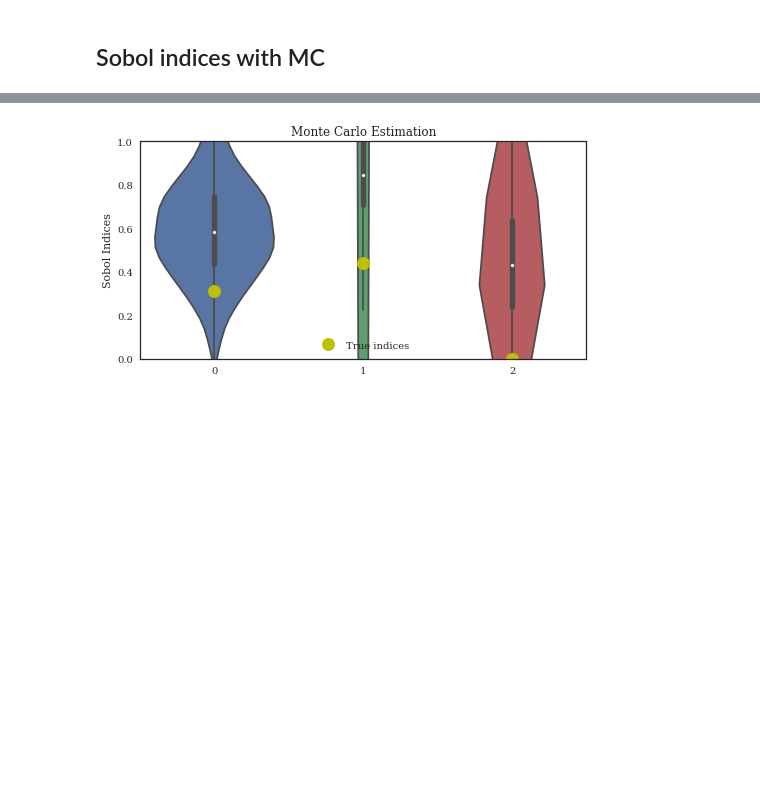
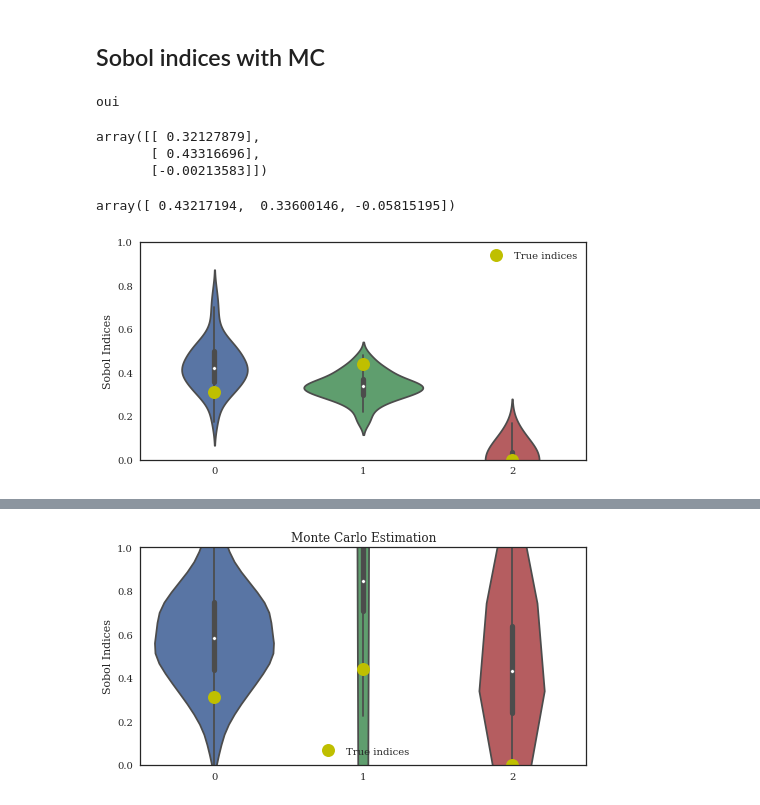
Before and after one commit to josephmure/otshapley, a Jupyter notebook: examples/kriking/kriging-sobol-ishigami-init.ipynb, the cells around one changed output, grey strips where cells are left out. Drawn from its saved outputs; the diff is of its cells as text; code cells hidden in the pictures; blank space fills up the shorter version.

```diff
--- a/examples/kriking/kriging-sobol-ishigami-init.ipynb
+++ b/examples/kriking/kriging-sobol-ishigami-init.ipynb
@@ -23,3 +24,30 @@ copula = ot.IndependentCopula(dim)
 input_distribution = ot.ComposedDistribution(margins, copula)
 # %% [markdown]
 ## Sobol indices with MC
+# %%
+from shapley.kriging import SobolIndices
+
+n_sample = 10000
+
+sobol_indices = SobolIndices(input_distribution)
+sobol_indices.build_mc_sample(n_sample, model)
+sobol_indices.compute_indices()
+# %% [output]
+oui
+array([[ 0.32127879],
+       [ 0.43316696],
+       [-0.00213583]])
+# %%
+sobol_kriging_indices = SobolKrigingIndices(input_distribution)
+meta_model = sobol_kriging_indices.build_meta_model(model, n_sample_kriging=1000)
+# %%
+sobol_kriging_indices.build_mc_sample(n_sample=100, model=meta_model)
+indices = sobol_kriging_indices.compute_indices()
+# %%
+indices.reshape(dim, -1).mean(axis=1)
+# %% [output]
+array([ 0.43217194,  0.33600146, -0.05815195])
+# %%
+violin_plot_indices(indices.reshape(dim, -1).T, true_indices=ishigami_true_indices, title="", ylim=[0, 1])
+# %% [output]
+[figure, added]
```
Also changed, not shown: parts of 5 cells of this notebook, 4 other files.
